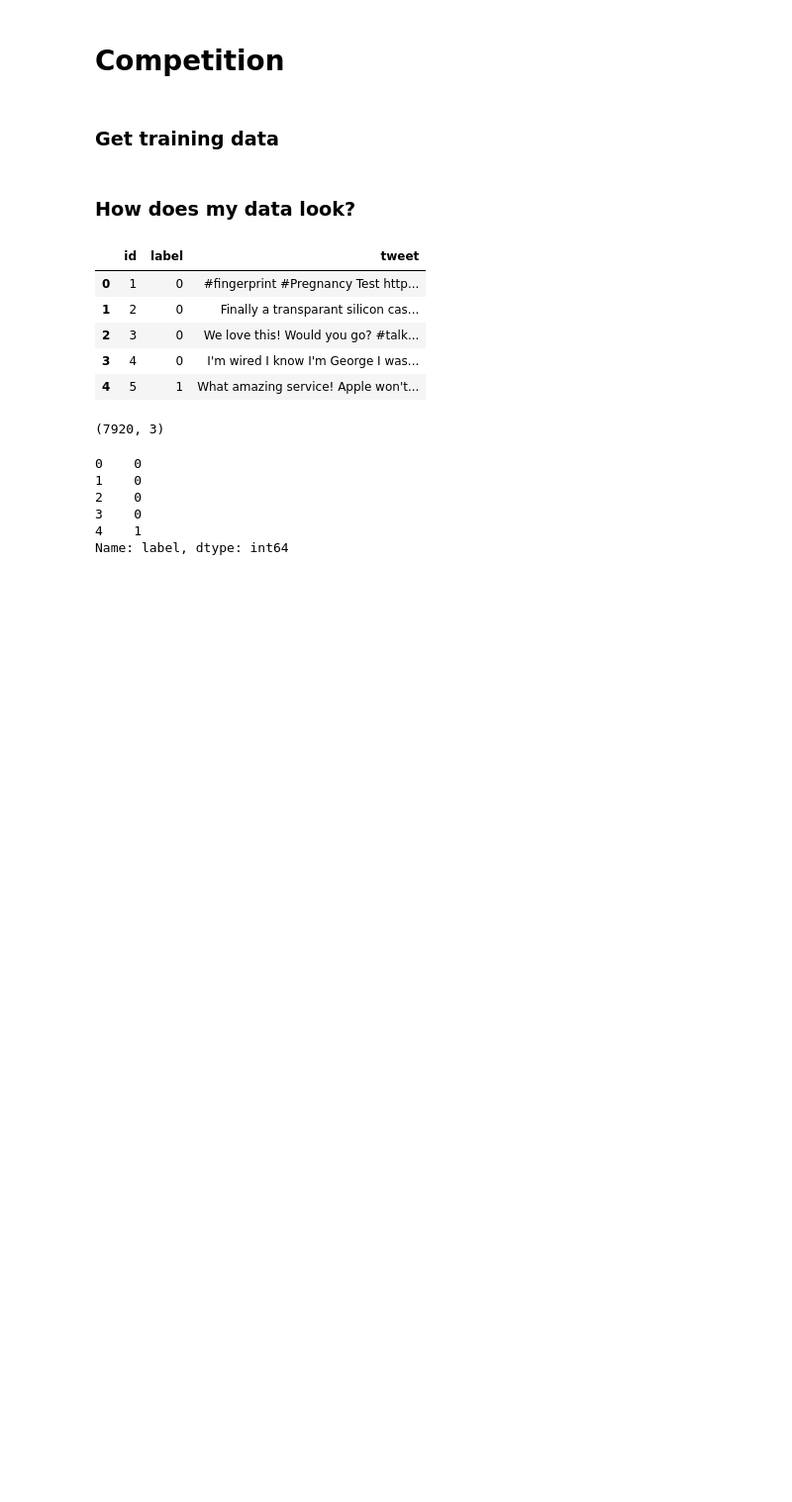
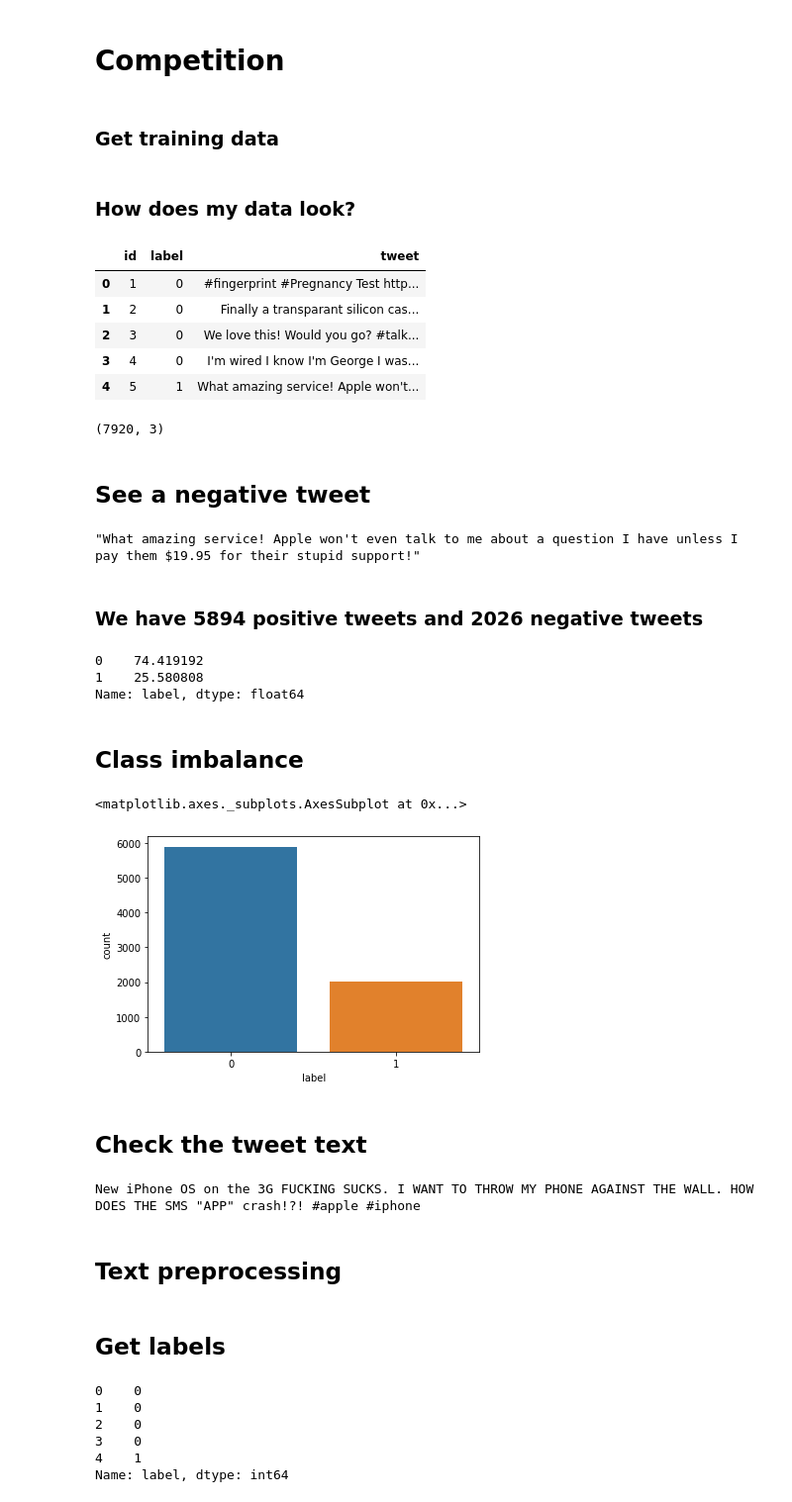
Before and after one commit to msa9493/Natural-Language-Processing, a Jupyter notebook: AV NLP Sentiment.ipynb, the cells around one changed output. Shown at 99% size. Saved outputs shown, nothing was run; the diff lists cells and outputs as text; code cells hidden in the pictures; blank space fills up the shorter version.

```diff
--- a/AV NLP Sentiment.ipynb
+++ b/AV NLP Sentiment.ipynb
@@ -390,3 +390,35 @@ train.head()
 train.shape
 # %% [output]
 (7920, 3)
+# %% [markdown]
+## See a negative tweet
+# %%
+train.tweet[4]
+# %% [output]
+"What amazing service! Apple won't even talk to me about a question I have unless I pay them $19.95 for their stupid support!"
+# %% [markdown]
+### We have 5894 positive tweets and 2026 negative tweets
+# %%
+train.label.value_counts()*100/len(train.label)
+# %% [output]
+0    74.419192
+1    25.580808
+Name: label, dtype: float64
+# %% [markdown]
+## Class imbalance
+# %%
+sns.countplot(train.label)
+# %% [output]
+<matplotlib.axes._subplots.AxesSubplot at 0x...>
+[figure, added]
+# %% [markdown]
+## Check the tweet text
+# %%
+index = 176
+example = train[train.index == index][['tweet', 'label']].values[0]
+if len(example) > 0:
+    print(example[0])
+# %% [output]
+New iPhone OS on the 3G FUCKING SUCKS. I WANT TO THROW MY PHONE AGAINST THE WALL. HOW DOES THE SMS "APP" crash!?! #apple #iphone
+# %% [markdown]
+## Text preprocessing
@@ -393,3 +429,5 @@ train.shape
+# %% [markdown]
+## Get labels
 # %%
 labels = train.label
 labels.head()
```
Also changed, not shown: parts of 34 cells of this notebook.
